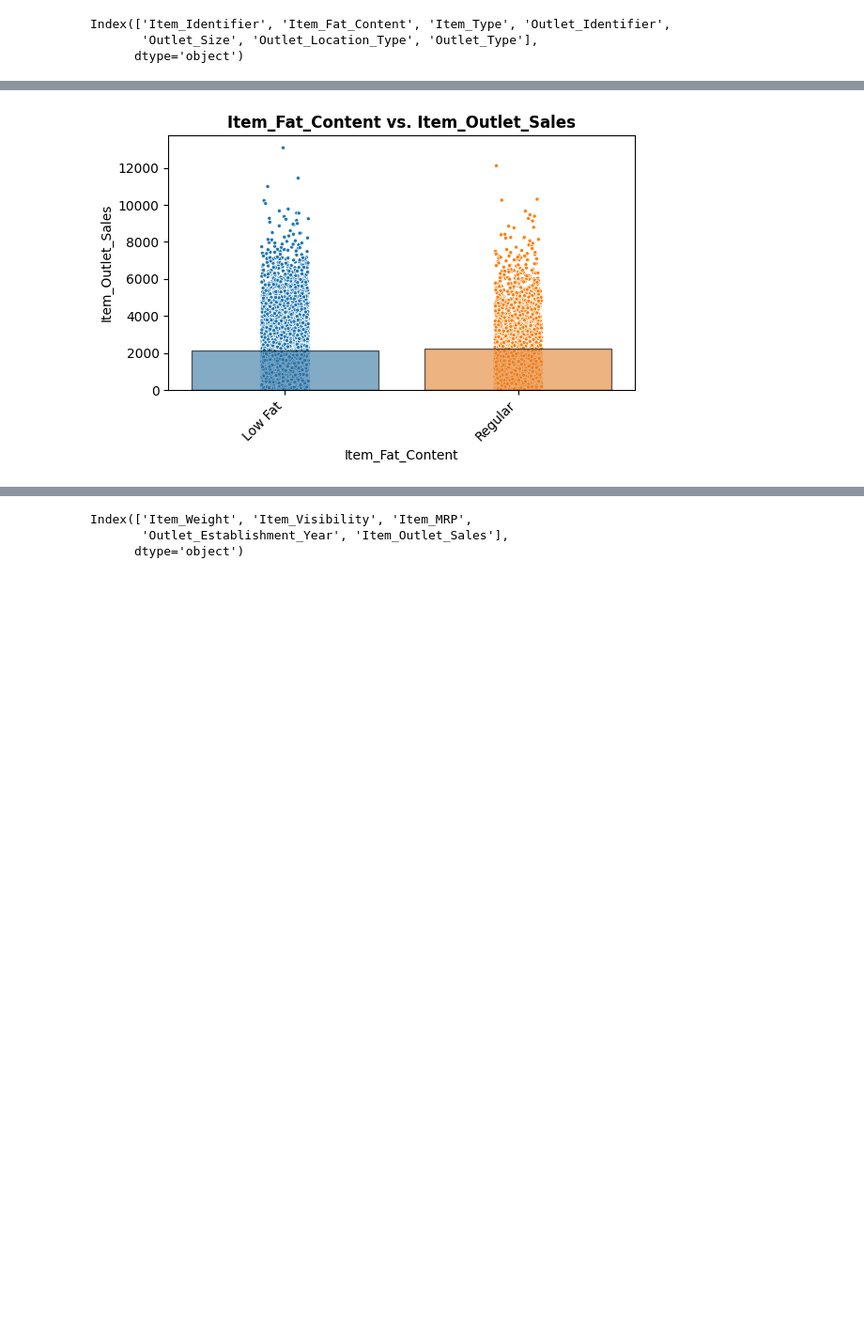
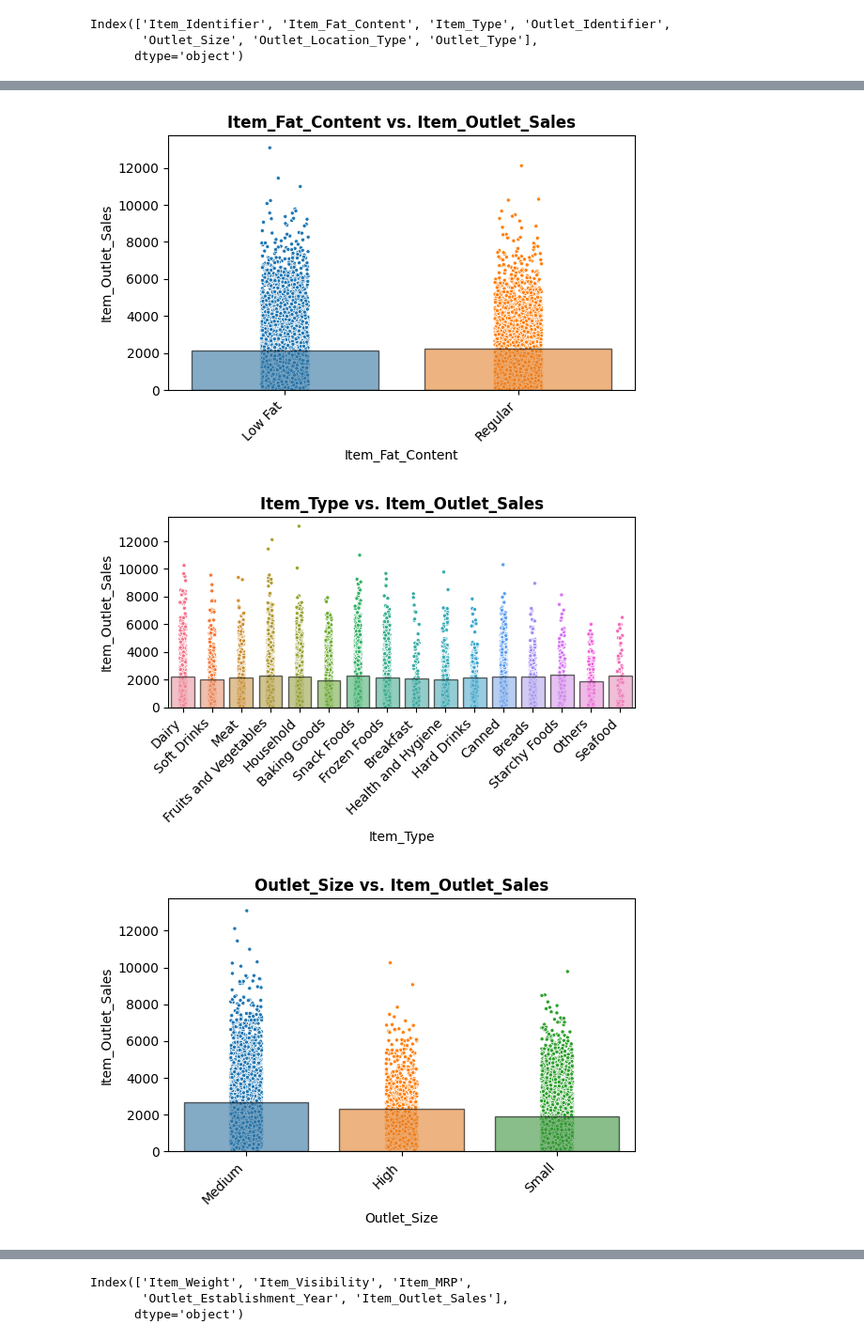
Before and after one commit to SOUAD30/sales_predictions_2023, a Jupyter notebook: Project_1__Part_4_5.ipynb, the cells around one changed output, grey strips where cells are left out. Shown at 94% size. Saved outputs shown, nothing was run; the diff lists cells and outputs as text; code cells hidden in the pictures; blank space fills up the shorter version.

```diff
--- a/Project_1__Part_4_5.ipynb
+++ b/Project_1__Part_4_5.ipynb
@@ -340,5 +362,11 @@ def plot_categorical_vs_target(df, x, y='Item_Outlet_Sales',figsize=(6,4),
 # %%
 # Test with an order argument
 fig, ax = plot_categorical_vs_target(df, x='Item_Fat_Content', fillna=False)
+fig, ax = plot_categorical_vs_target(df, x='Item_Type', fillna=False)
+fig, ax = plot_categorical_vs_target(df, x='Outlet_Size', fillna=False)
+fig, ax = plot_categorical_vs_target(df, x='Outlet_Location_Type', fillna=False)
+fig, ax = plot_categorical_vs_target(df, x='Outlet_Type', fillna=False)
 # %% [output]
-[figure, old version]
+[figure, new version]
+[figure, added]
+[figure, added]
```
Also changed, not shown: parts of 27 cells of this notebook.
